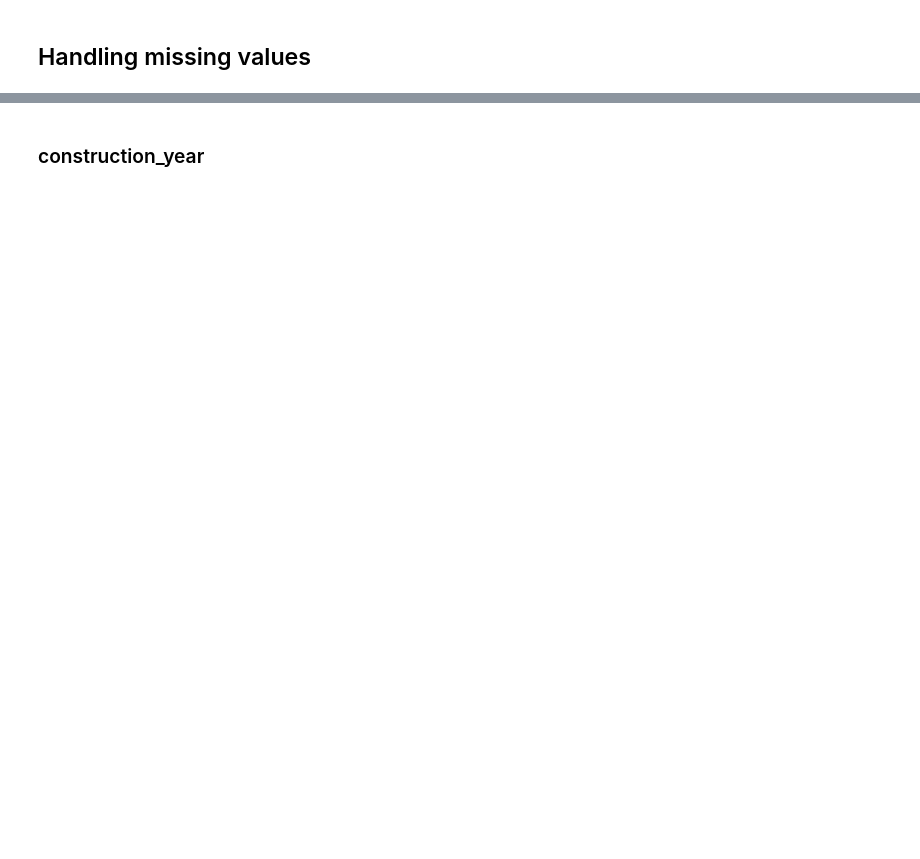
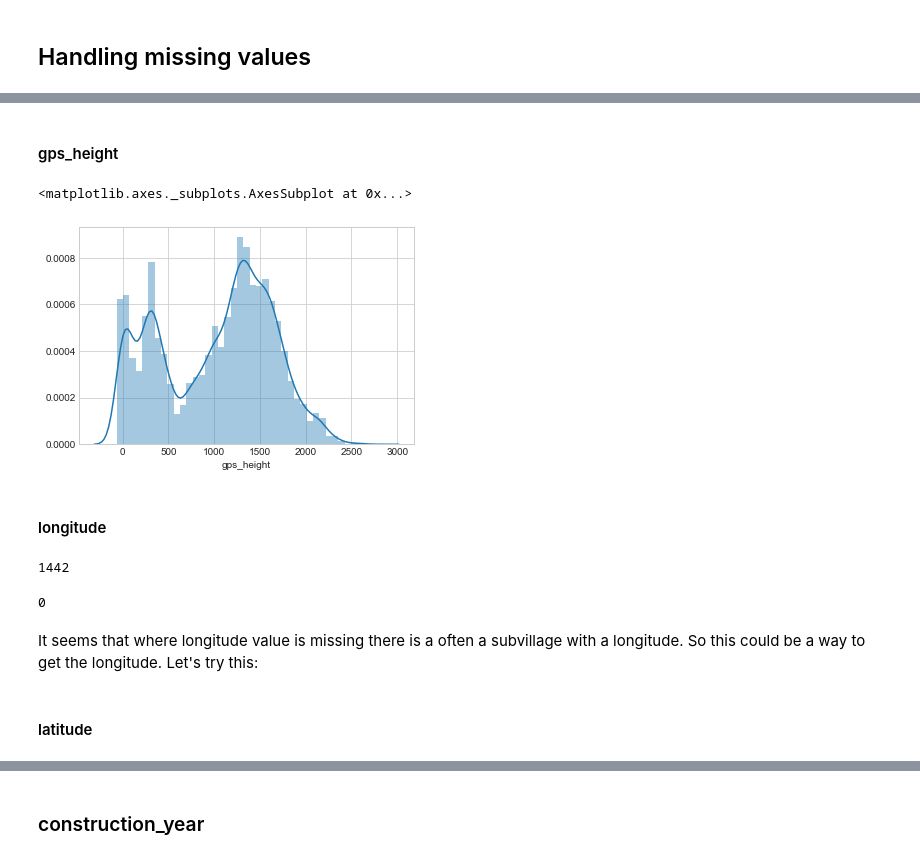
Before and after one commit to torben90/Capstone_NF_Waterpumps_Tanzania, a Jupyter notebook: PumpItUp_Main.ipynb, the cells around one changed output, grey strips where cells are left out. Cells and saved outputs as stored; diff of their text form; code cells hidden in the pictures; blank space fills up the shorter version.

```diff
--- a/PumpItUp_Main.ipynb
+++ b/PumpItUp_Main.ipynb
@@ -275,0 +419,21 @@ to_drop = []
+# %% [markdown]
+#### gps_height
+# %%
+sns.distplot(train.gps_height)
+# %% [output]
+<matplotlib.axes._subplots.AxesSubplot at 0x...>
+[figure, added]
+# %% [markdown]
+#### longitude
+# %%
+train.longitude.isna().sum()
+# %% [output]
+1442
+# %%
+train[train.longitude.isna()].subvillage.isna().sum()
+# %% [output]
+0
+# %% [markdown]
+It seems that where longitude value is missing there is a often a subvillage with a longitude. So this could be a way to get the longitude. Let's try this:
+# %% [markdown]
+#### latitude
```
Also changed, not shown: parts of 225 cells of this notebook.
